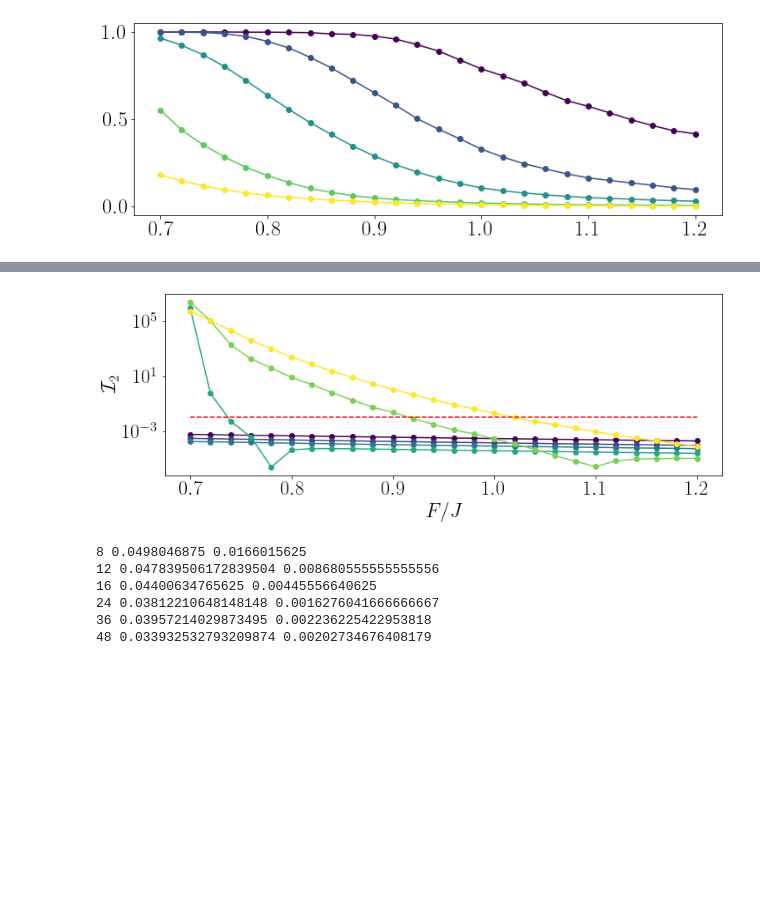
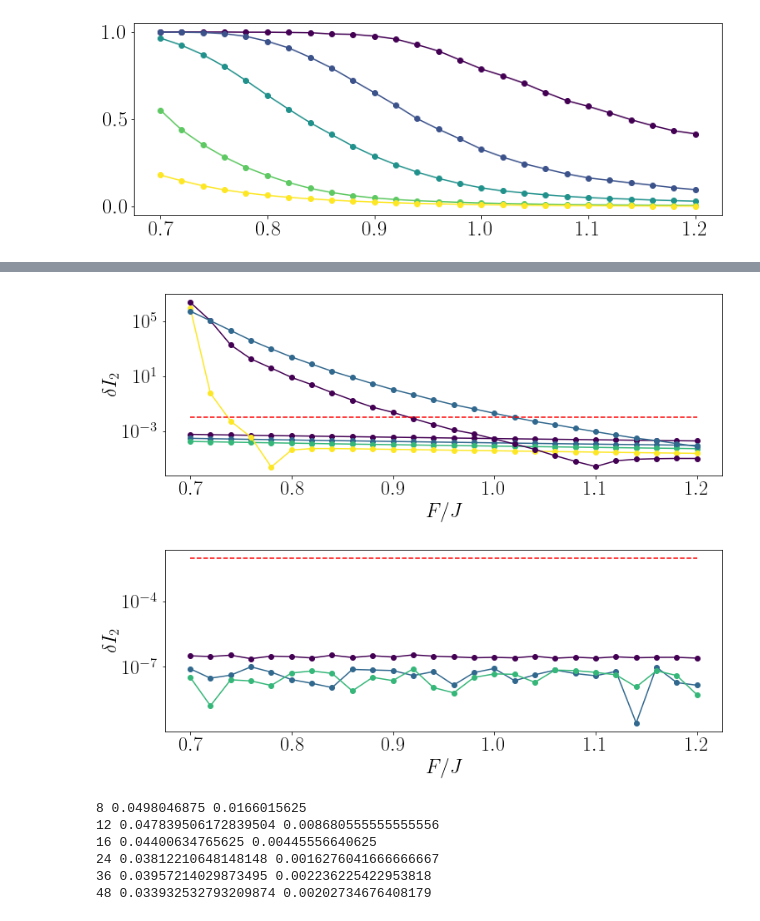
Before and after one commit to sjt48/PyFlow, a Jupyter notebook: disorder_free_loc.ipynb, the cells around one changed output, grey strips where cells are left out. Cells and saved outputs as stored; diff of their text form; code cells hidden in the pictures; blank space fills up the shorter version.

```diff
--- a/disorder_free_loc.ipynb
+++ b/disorder_free_loc.ipynb
@@ -880,6 +908,26 @@ for n in [8,12]:
         dcount += 1
     plt.plot(dis,errlist,'o-')
 #     plt.plot(dis,klist2,'x--')
+# plt.yscale('log')
+# plt.show()
+# plt.close()
+
+for n in [8,12]:
+    errlist = np.zeros(len(dis))
+    dcount = 0
+    for d in dis:
+        for x in [0.8]:
+            for delta in Ulist:
+                dis_type = 'curved2'
+                nvar = utility.namevar(dis_type,dsymm,'CDW',dyn,norm,n,LIOM,species)
+                with h5py.File('%s/tflow-d%.2f-x%.2f-Jz%.2f-p%s.h5' %(nvar,d,x,delta,0),'r') as hf:
+                    err = np.array(hf.get('err'))
+                    Hint = np.array(hf.get('Hint'))
+#                     print(d,np.max(np.abs(Hint)))
+        errlist[dcount] = np.mean(err)
+        dcount += 1
+    plt.plot(dis,errlist,'o--')
+#     plt.plot(dis,klist2,'x--')
 plt.yscale('log')
 plt.show()
 plt.close()
@@ -888,31 +936,55 @@ plt.close()
 # %%
 dis = [0.7+0.02*i for i in range(26)]
 LIOM = 'bck'
 
 for n in [8,12,16,24,36,48]:
     invlist = np.zeros(len(dis))
     dcount = 0
     for d in dis:
         for x in [0.0]:
             for delta in Ulist:
                 dis_type = 'linear'
                 nvar = utility.namevar(dis_type,dsymm,'CDW',dyn,norm,n,LIOM,species)
                 with h5py.File('%s/tflow-d%.2f-x%.2f-Jz%.2f-p%s.h5' %(nvar,d,x,delta,0),'r') as hf:
                     inv = np.array(hf.get('inv'))
                     Hint = np.array(hf.get('Hint'))
 #                     print(d,np.max(np.abs(Hint)))
         invlist[dcount] = inv
         dcount += 1
     plt.plot(dis,invlist,'o-')
 #     plt.plot(dis,klist2,'x--')
 plt.plot(dis,0.01*np.ones(len(dis)),'r--')
 plt.yscale('log')
 plt.xlabel(r'$F/J$')
-plt.ylabel(r'$\mathcal{I}_2$')
+plt.ylabel(r'$\delta I_2$')
 plt.show()
 plt.close()
+
+for n in [12,16,24]:
+    invlist = np.zeros(len(dis))
+    dcount = 0
+    for d in dis:
+        for x in [0.8]:
+            for delta in Ulist:
+                dis_type = 'curved2'
+                nvar = utility.namevar(dis_type,dsymm,'CDW',dyn,norm,n,LIOM,species)
+                with h5py.File('%s/tflow-d%.2f-x%.2f-Jz%.2f-p%s.h5' %(nvar,d,x,delta,0),'r') as hf:
+                    inv = np.array(hf.get('inv'))
+                    Hint = np.array(hf.get('Hint'))
+#                     print(d,np.max(np.abs(Hint)))
+        invlist[dcount] = inv
+        dcount += 1
+    plt.plot(dis,invlist,'o-')
+#     plt.plot(dis,klist2,'x--')
+plt.plot(dis,0.01*np.ones(len(dis)),'r--')
+plt.yscale('log')
+plt.xlabel(r'$F/J$')
+plt.ylabel(r'$\delta I_2$')
+plt.show()
+plt.close()
 # %% [output]
-[figure, old version]
+[figure, new version]
+[figure, added]
 # %%
 dis = [0.7+0.02*i for i in range(26)]
 LIOM = 'bck'
```
Also changed, not shown: parts of 15 cells of this notebook, 5 other files.
